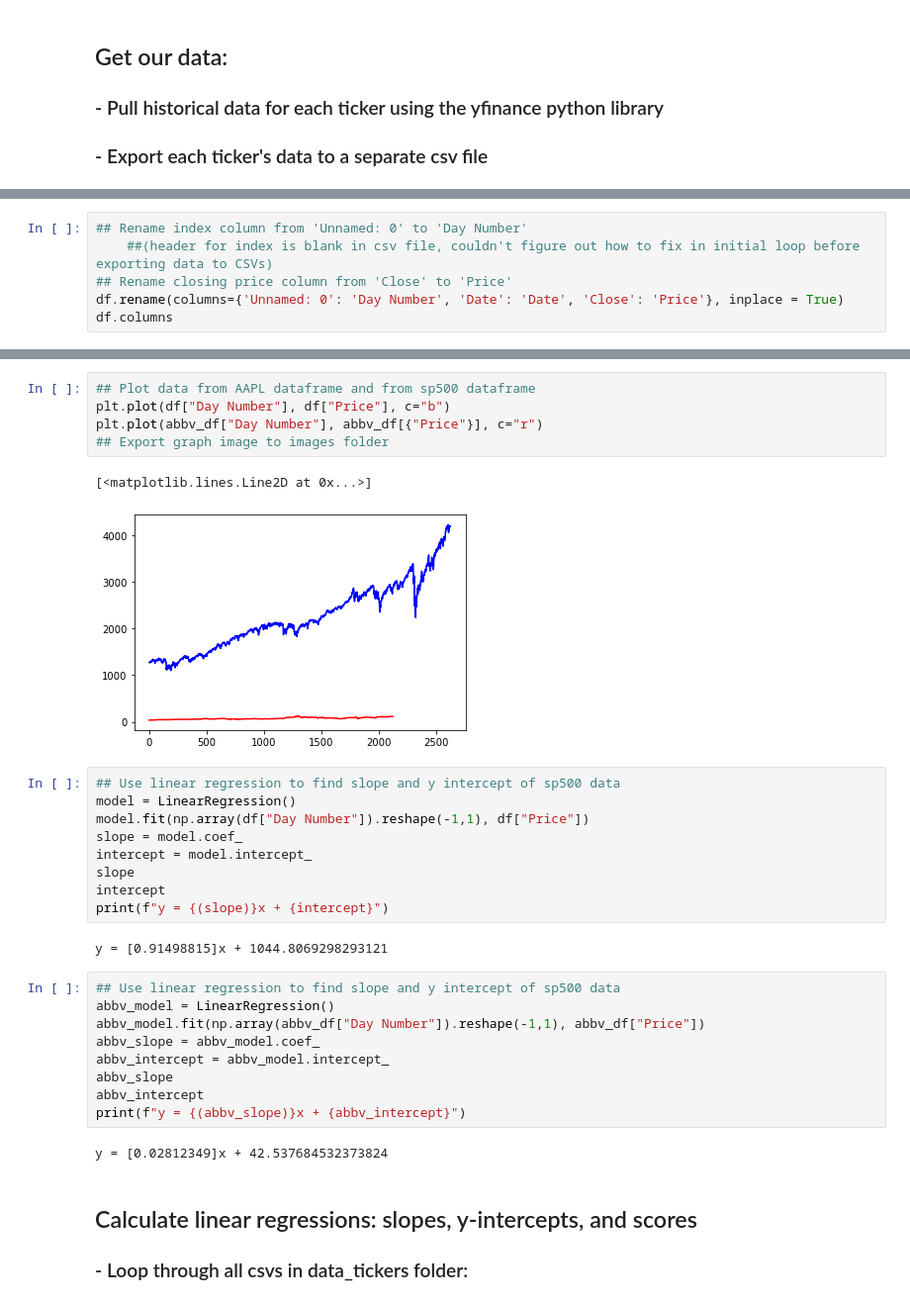
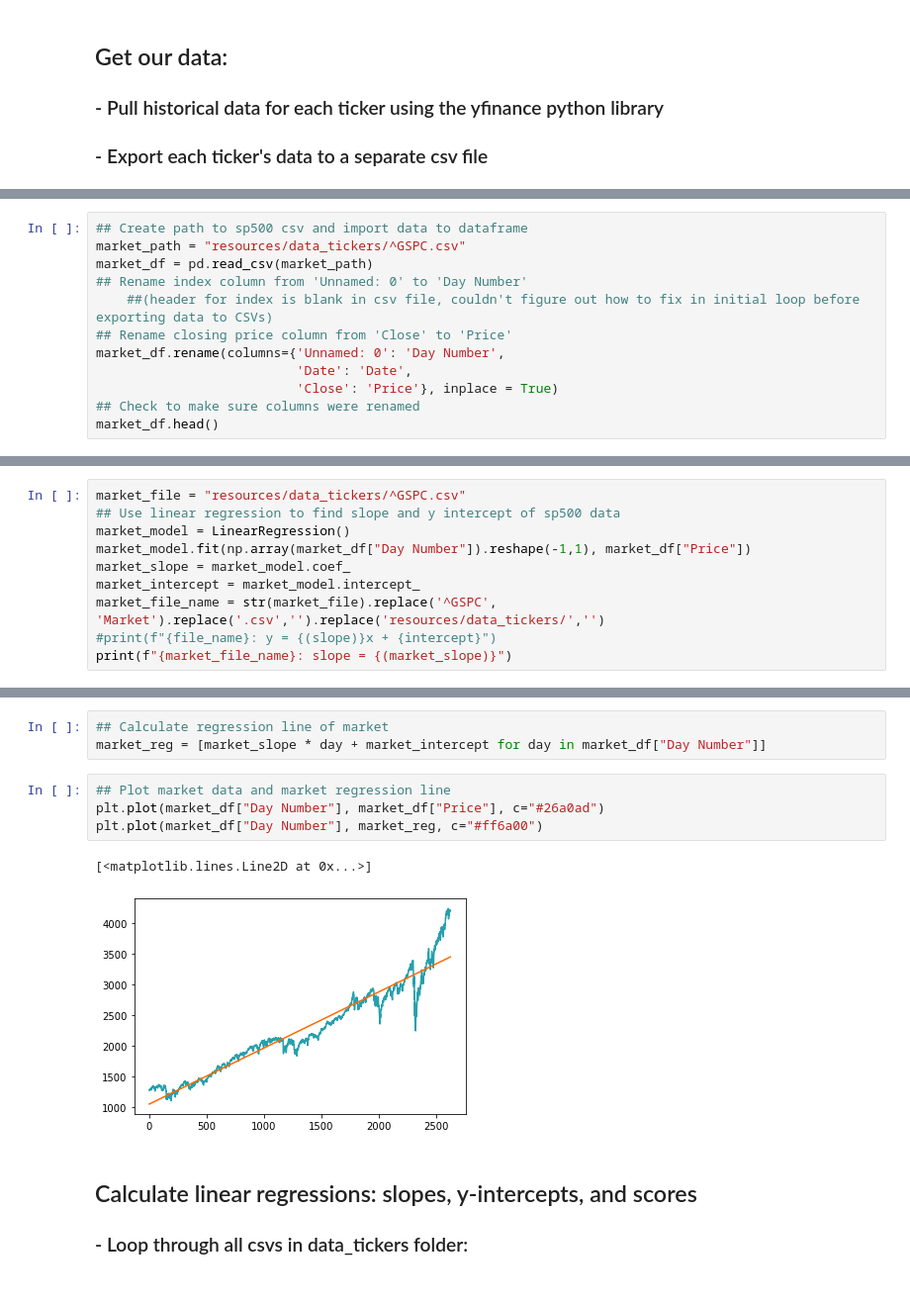
Before and after one commit to nadzema/StockPrices_CallbackCats, a Jupyter notebook: stock_market.ipynb, the cells around one changed output, grey strips where cells are left out. Shown at 99% size. Saved outputs shown, nothing was run; the diff lists cells and outputs as text.

```diff
--- a/stock_market.ipynb
+++ b/stock_market.ipynb
@@ -53,7 +29,13 @@ Index(['Unnamed: 0', 'Date', 'Close'], dtype='object')
 # %%
+## Create path to sp500 csv and import data to dataframe
+market_path = "resources/data_tickers/^GSPC.csv"
+market_df = pd.read_csv(market_path)
 ## Rename index column from 'Unnamed: 0' to 'Day Number'
     ##(header for index is blank in csv file, couldn't figure out how to fix in initial loop before exporting data to CSVs)
 ## Rename closing price column from 'Close' to 'Price'
-df.rename(columns={'Unnamed: 0': 'Day Number', 'Date': 'Date', 'Close': 'Price'}, inplace = True)
-df.columns
+market_df.rename(columns={'Unnamed: 0': 'Day Number',
+                          'Date': 'Date',
+                          'Close': 'Price'}, inplace = True)
+## Check to make sure columns were renamed
+market_df.head()
 # %% [output]
@@ -69,0 +48,10 @@ Index(['Day Number', 'Date', 'Price'], dtype='object')
+# %%
+market_file = "resources/data_tickers/^GSPC.csv"
+## Use linear regression to find slope and y intercept of sp500 data
+market_model = LinearRegression()
+market_model.fit(np.array(market_df["Day Number"]).reshape(-1,1), market_df["Price"])
+market_slope = market_model.coef_
+market_intercept = market_model.intercept_
+market_file_name = str(market_file).replace('^GSPC', 'Market').replace('.csv','').replace('resources/data_tickers/','')
+#print(f"{file_name}: y = {(slope)}x + {intercept}")
+print(f"{market_file_name}: slope = {(market_slope)}")
@@ -70,33 +66,13 @@ Index(['Day Number', 'Date', 'Price'], dtype='object')
+# %%
+## Calculate regression line of market
+market_reg = [market_slope * day + market_intercept for day in market_df["Day Number"]]
 # %%
-## Plot data from AAPL dataframe and from sp500 dataframe
-plt.plot(df["Day Number"], df["Price"], c="b")
-plt.plot(abbv_df["Day Number"], abbv_df[{"Price"}], c="r")
-## Export graph image to images folder
+## Plot market data and market regression line
+plt.plot(market_df["Day Number"], market_df["Price"], c="#26a0ad")
+plt.plot(market_df["Day Number"], market_reg, c="#ff6a00")
 # %% [output]
 [<matplotlib.lines.Line2D at 0x...>]
-[figure, old version]
+[figure, new version]
-# %%
-## Use linear regression to find slope and y intercept of sp500 data
-model = LinearRegression()
-model.fit(np.array(df["Day Number"]).reshape(-1,1), df["Price"])
-slope = model.coef_
-intercept = model.intercept_
-slope
-intercept
-print(f"y = {(slope)}x + {intercept}")
-# %% [output]
-y = [0.91498815]x + 1044.8069298293121
-# %%
-## Use linear regression to find slope and y intercept of sp500 data
-abbv_model = LinearRegression()
-abbv_model.fit(np.array(abbv_df["Day Number"]).reshape(-1,1), abbv_df["Price"])
-abbv_slope = abbv_model.coef_
-abbv_intercept = abbv_model.intercept_
-abbv_slope
-abbv_intercept
-print(f"y = {(abbv_slope)}x + {abbv_intercept}")
-# %% [output]
-y = [0.02812349]x + 42.537684532373824
 # %% [markdown]
 ## Calculate linear regressions: slopes, y-intercepts, and scores
 ### - Loop through all csvs in data_tickers folder:
```
Also changed, not shown: parts of 17 cells of this notebook, 2 other files.
